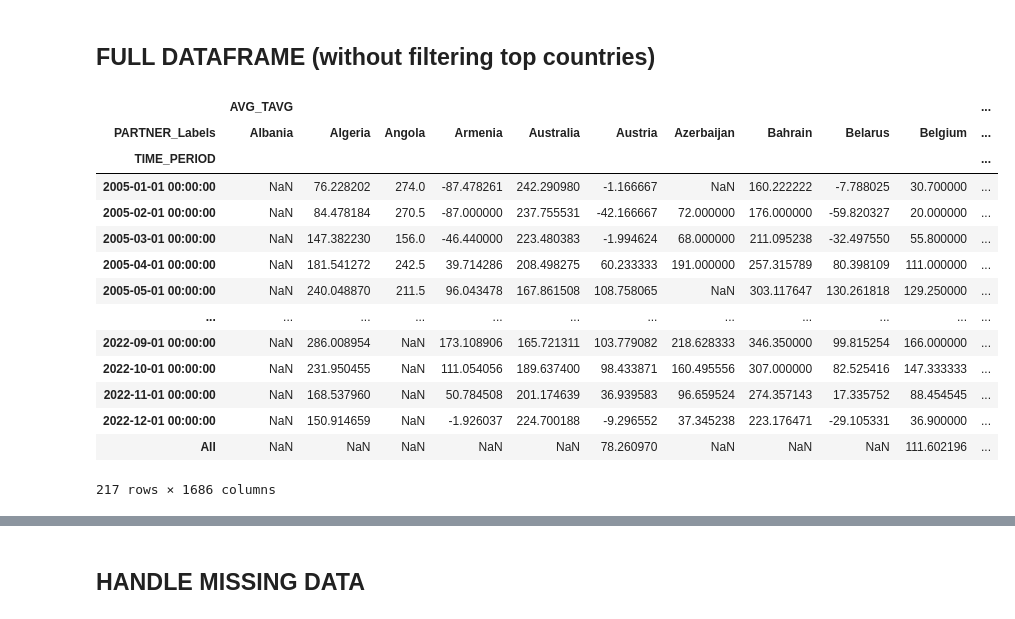
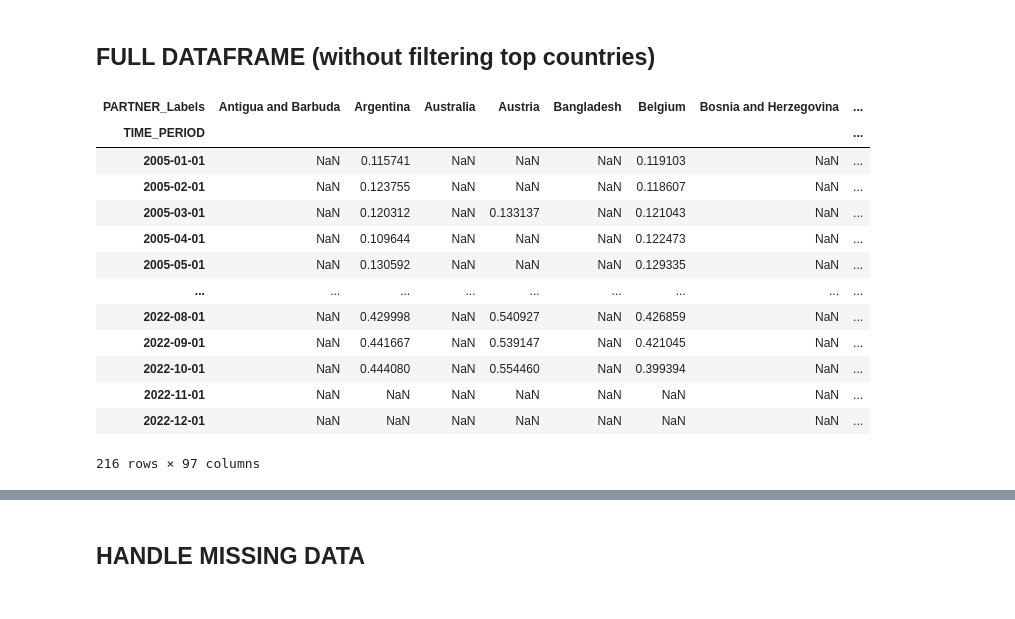
Before and after one commit to Gogonemnem/erasmus-university-rotterdam-assignments, a Jupyter notebook: code/notebooks/Bas/MAIZE - Data cleaning - full dataframe.ipynb, the cells around one changed output, grey strips where cells are left out. Drawn from its saved outputs; the diff is of its cells as text; code cells hidden in the pictures.

Commit message:
Alle doorgevoerde updates. MAIZE - Data cleaning begint op een eindversie te lijken

```diff
--- a/code/notebooks/Bas/MAIZE - Data cleaning - full dataframe.ipynb
+++ b/code/notebooks/Bas/MAIZE - Data cleaning - full dataframe.ipynb
@@ -306,0 +550,9 @@ df_macroeconomic
+# %%
+df_result['TIME_PERIOD'] = pd.to_datetime(df_result['TIME_PERIOD'])
+globalprice['TIME_PERIOD'] = pd.to_datetime(globalprice['TIME_PERIOD'])
+
+# add globalprice as a new column to the dataframe
+df_merged_result_globalprice = df_result.merge(globalprice, on=['TIME_PERIOD'], how='right')
+df_merged_result_globalprice = df_merged_result_globalprice.rename(columns={"globalprice_y": "globalprice"})
+
+df_merged_result_globalprice
@@ -307,8 +573,7 @@ df_macroeconomic
 # %% [markdown]
 ### Merged trade data, oil price
 # %%
-df_maize['TIME_PERIOD'] = pd.to_datetime(df_maize['TIME_PERIOD'])
-df_merged_trade_oil = df_oil_price.merge(df_maize, on='TIME_PERIOD', how='outer')
-df_merged_trade_oil.head(30)
+df_merged_trade_oil = df_oil_price.merge(df_merged_result_globalprice, on='TIME_PERIOD', how='outer')
+df_merged_trade_oil
 # %% [output]
 |  | TIME_PERIOD | OIL_PRICE $/bbl | PARTNER_Labels | product | OBS_VALUE_QUANTITY_TON | OBS_VALUE_VALUE_1000EURO | ... |
@@ -369,7 +633,7 @@ df_merged_trade_oil_weather_futures
 # %% [markdown]
 ### Merged trade, oil price, weather, future prices, macroeconomic
 # %%
-df_merged = df_merged_trade_oil_weather_futures.merge(df_macroeconomic, on=['TIME_PERIOD', 'PARTNER_Labels'], how='left')
-df_merged
+df_merged = df_merged_trade_oil_weather_futures.merge(df_macroeconomic, on=['TIME_PERIOD', 'PARTNER_Labels'], how='outer')
+df_merged.to_excel("boer.xlsx", index=True)
 # %% [output]
 |  | TIME_PERIOD | OIL_PRICE $/bbl | PARTNER_Labels | product | OBS_VALUE_QUANTITY_TON | OBS_VALUE_VALUE_1000EURO | ... |
@@ -392,3 +656,8 @@ import numpy as np
 
 # Delete all inf and -inf
 df_merged = df_merged.replace([np.inf, -np.inf], np.nan)
+
+# Replace all zeros with NaN
+df_merged = df_merged.replace(0, np.nan)
+
+df_merged
@@ -409,22 +708,22 @@ for column in columns:
 # %% [markdown]
 ## FULL DATAFRAME (without filtering top countries)
 # %%
+pd.set_option('display.max_columns', 2000) #replace n with the number of columns you want to see completely
 ###FOR NOW
-df_maize_total = df_merged.pivot_table(index='TIME_PERIOD', columns=['PARTNER_Labels'], values=['OBS_VALUE_QUANTITY_TON', 'OBS_VALUE_VALUE_1000EURO', 'price', 'OIL_PRICE $/bbl', 'AVG_TAVG', 'MIN_TMIN', 'MAX_TMAX', 'Corn Price Futures', 'gdp_current_us', 'population_total','unemployment_total', 'agricultural_land', 'renewable_energy_consumption_perc_of_total','energy_use_kg_of_oil_equivalent_per_capita', 'fossil_fuel_energy_consumption_perc_of_total'], margins=True)
-df_maize_total
+df_maize_total = df_merged.pivot_table(index='TIME_PERIOD', columns=['PARTNER_Labels'], values=['globalprice', 'OBS_VALUE_QUANTITY_TON', 'OBS_VALUE_VALUE_1000EURO', 'price', 'OIL_PRICE $/bbl', 'AVG_TAVG', 'MIN_TMIN', 'MAX_TMAX', 'Corn Price Futures', 'gdp_current_us', 'population_total','unemployment_total', 'agricultural_land', 'renewable_energy_consumption_perc_of_total','energy_use_kg_of_oil_equivalent_per_capita', 'fossil_fuel_energy_consumption_perc_of_total', 'population_projections'], margins=False)
+df_maize_total['price']
 # %% [output]
-|  | AVG_TAVG |  |  |  |  |  |  |  |  |  | ... |
-| PARTNER_Labels | Albania | Algeria | Angola | Armenia | Australia | Austria | Azerbaijan | Bahrain | Belarus | Belgium | ... |
-| TIME_PERIOD |  |  |  |  |  |  |  |  |  |  | ... |
-| 2005-01-01 00:00:00 | NaN | 76.228202 | 274.0 | -87.478261 | 242.290980 | -1.166667 | NaN | 160.222222 | -7.788025 | 30.700000 | ... |
-| 2005-02-01 00:00:00 | NaN | 84.478184 | 270.5 | -87.000000 | 237.755531 | -42.166667 | 72.000000 | 176.000000 | -59.820327 | 20.000000 | ... |
-| 2005-03-01 00:00:00 | NaN | 147.382230 | 156.0 | -46.440000 | 223.480383 | -1.994624 | 68.000000 | 211.095238 | -32.497550 | 55.800000 | ... |
-| 2005-04-01 00:00:00 | NaN | 181.541272 | 242.5 | 39.714286 | 208.498275 | 60.233333 | 191.000000 | 257.315789 | 80.398109 | 111.000000 | ... |
-| 2005-05-01 00:00:00 | NaN | 240.048870 | 211.5 | 96.043478 | 167.861508 | 108.758065 | NaN | 303.117647 | 130.261818 | 129.250000 | ... |
-| ... | ... | ... | ... | ... | ... | ... | ... | ... | ... | ... | ... |
-| 2022-09-01 00:00:00 | NaN | 286.008954 | NaN | 173.108906 | 165.721311 | 103.779082 | 218.628333 | 346.350000 | 99.815254 | 166.000000 | ... |
-| 2022-10-01 00:00:00 | NaN | 231.950455 | NaN | 111.054056 | 189.637400 | 98.433871 | 160.495556 | 307.000000 | 82.525416 | 147.333333 | ... |
-| 2022-11-01 00:00:00 | NaN | 168.537960 | NaN | 50.784508 | 201.174639 | 36.939583 | 96.659524 | 274.357143 | 17.335752 | 88.454545 | ... |
-| 2022-12-01 00:00:00 | NaN | 150.914659 | NaN | -1.926037 | 224.700188 | -9.296552 | 37.345238 | 223.176471 | -29.105331 | 36.900000 | ... |
-| All | NaN | NaN | NaN | NaN | NaN | 78.260970 | NaN | NaN | NaN | 111.602196 | ... |
+| PARTNER_Labels | Antigua and Barbuda | Argentina | Australia | Austria | Bangladesh | Belgium | Bosnia and Herzegovina | ... |
+| TIME_PERIOD |  |  |  |  |  |  |  | ... |
+| 2005-01-01 | NaN | 0.115741 | NaN | NaN | NaN | 0.119103 | NaN | ... |
+| 2005-02-01 | NaN | 0.123755 | NaN | NaN | NaN | 0.118607 | NaN | ... |
+| 2005-03-01 | NaN | 0.120312 | NaN | 0.133137 | NaN | 0.121043 | NaN | ... |
+| 2005-04-01 | NaN | 0.109644 | NaN | NaN | NaN | 0.122473 | NaN | ... |
+| 2005-05-01 | NaN | 0.130592 | NaN | NaN | NaN | 0.129335 | NaN | ... |
+| ... | ... | ... | ... | ... | ... | ... | ... | ... |
+| 2022-08-01 | NaN | 0.429998 | NaN | 0.540927 | NaN | 0.426859 | NaN | ... |
+| 2022-09-01 | NaN | 0.441667 | NaN | 0.539147 | NaN | 0.421045 | NaN | ... |
+| 2022-10-01 | NaN | 0.444080 | NaN | 0.554460 | NaN | 0.399394 | NaN | ... |
+| 2022-11-01 | NaN | NaN | NaN | NaN | NaN | NaN | NaN | ... |
+| 2022-12-01 | NaN | NaN | NaN | NaN | NaN | NaN | NaN | ... |
-217 rows × 1686 columns
+216 rows × 97 columns
```
Also changed, not shown: parts of 61 cells of this notebook, 25 other files.
